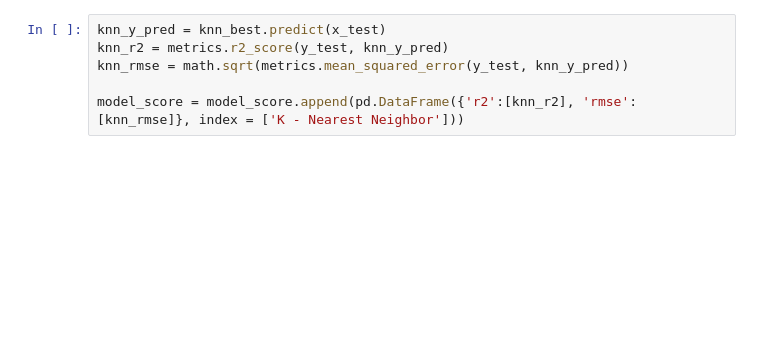
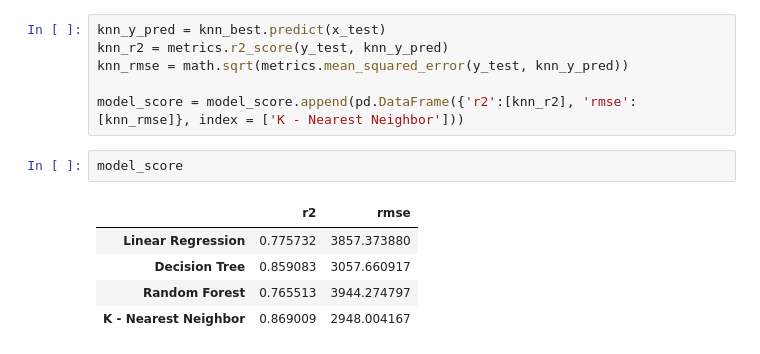
Before and after one commit to rdalexis/uw-ece657a-project-group25, a Jupyter notebook: Used_Car_Price_Prediction_Part2.ipynb, the cells around one changed output. Drawn from its saved outputs; the diff is of its cells as text; blank space fills up the shorter version.

```diff
--- a/Used_Car_Price_Prediction_Part2.ipynb
+++ b/Used_Car_Price_Prediction_Part2.ipynb
@@ -382,3 +392,11 @@ knn_r2 = metrics.r2_score(y_test, knn_y_pred)
 knn_rmse = math.sqrt(metrics.mean_squared_error(y_test, knn_y_pred))
 
 model_score = model_score.append(pd.DataFrame({'r2':[knn_r2], 'rmse':[knn_rmse]}, index = ['K - Nearest Neighbor']))
+# %%
+model_score
+# %% [output]
+|  | r2 | rmse |
+| Linear Regression | 0.775732 | 3857.373880 |
+| Decision Tree | 0.859083 | 3057.660917 |
+| Random Forest | 0.765513 | 3944.274797 |
+| K - Nearest Neighbor | 0.869009 | 2948.004167 |
```
Also changed, not shown: parts of 2 cells of this notebook.
